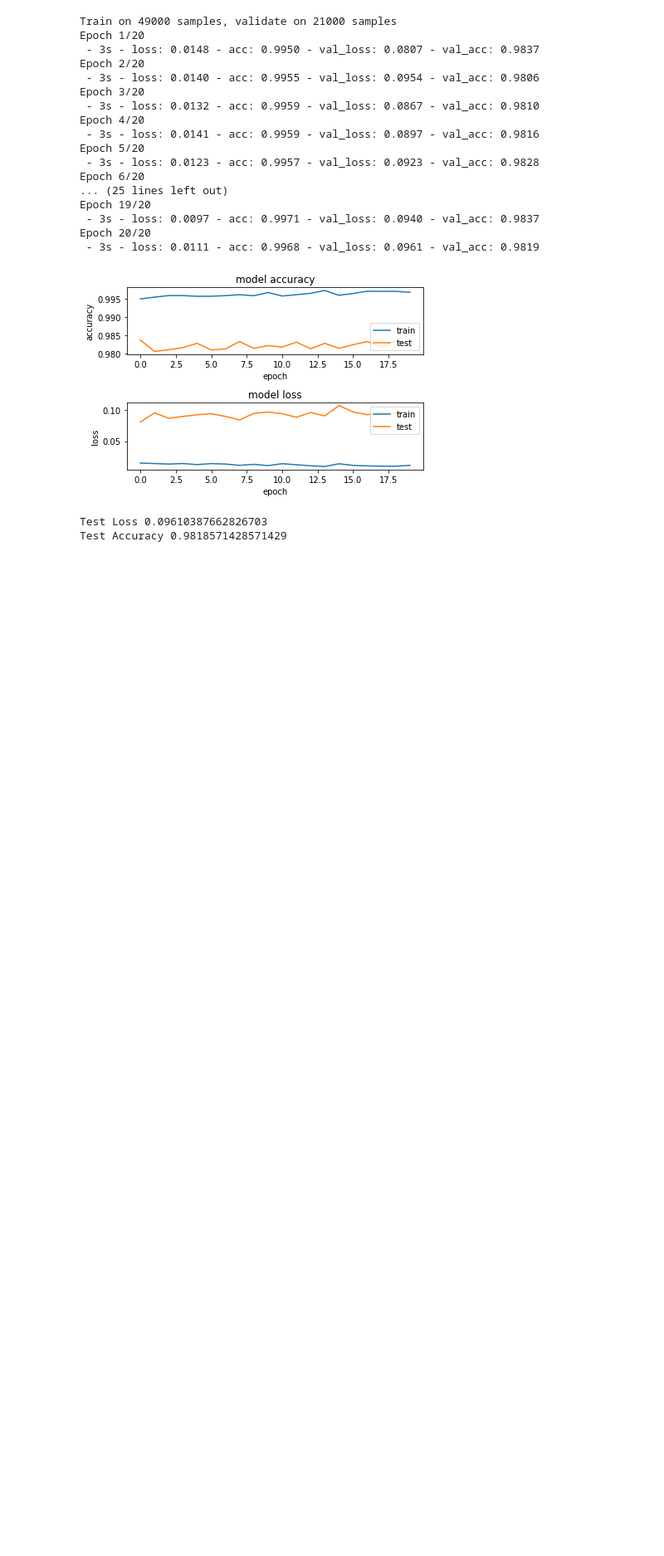
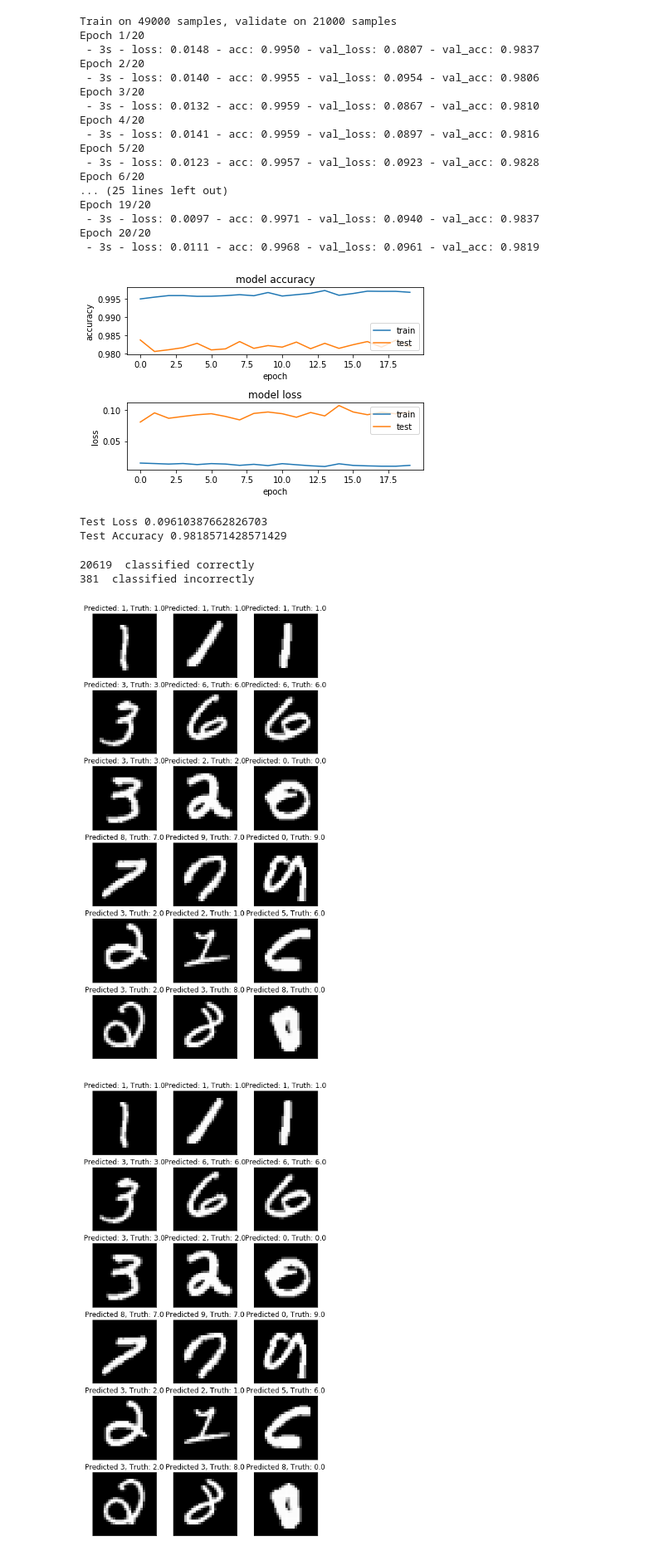
Before and after one commit to adileone/Recognizing-handwritten-digits, a Jupyter notebook: Recognizing handwritten digits INF283 - Project - 2.ipynb, the cells around one changed output. Shown at 83% size. Cells and saved outputs as stored; diff of their text form; code cells hidden in the pictures; blank space fills up the shorter version.

Commit message:
evaluation

```diff
--- a/Recognizing handwritten digits INF283 - Project - 2.ipynb
+++ b/Recognizing handwritten digits INF283 - Project - 2.ipynb
@@ -139,3 +142,48 @@ print("Test Accuracy", accuracy)
 # %% [output]
 Test Loss 0.09610387662826703
 Test Accuracy 0.9818571428571429
+# %%
+# Doing predictions
+
+predicted_classes = model.predict_classes(X_test)
+
+# see which we predicted correctly and which not ----- Indices of elements that are non-zero.
+
+correct_indices = np.nonzero(predicted_classes == y_test)[0]
+incorrect_indices = np.nonzero(predicted_classes != y_test)[0]
+
+print()
+print(len(correct_indices)," classified correctly")
+print(len(incorrect_indices)," classified incorrectly")
+
+# adapt figure size to accomodate 18 subplots
+plt.rcParams['figure.figsize'] = (7,14)
+
+figure_evaluation = plt.figure()
+
+# plot 9 correct predictions
+for i, correct in enumerate(correct_indices[:9]):
+    plt.subplot(6,3,i+1)
+    plt.imshow(X_test[correct].reshape(28,28), cmap='gray', interpolation='none')
+    plt.title(
+      "Predicted: {}, Truth: {}".format(predicted_classes[correct],
+                                        y_test[correct]))
+    plt.xticks([])
+    plt.yticks([])
+
+# plot 9 incorrect predictions
+for i, incorrect in enumerate(incorrect_indices[:9]):
+    plt.subplot(6,3,i+10)
+    plt.imshow(X_test[incorrect].reshape(28,28), cmap='gray', interpolation='none')
+    plt.title(
+      "Predicted {}, Truth: {}".format(predicted_classes[incorrect],
+                                       y_test[incorrect]))
+    plt.xticks([])
+    plt.yticks([])
+
+figure_evaluation
+# %% [output]
+20619  classified correctly
+381  classified incorrectly
+[figure, added]
+[figure, added]
```
Also changed, not shown: parts of 1 cell of this notebook.
